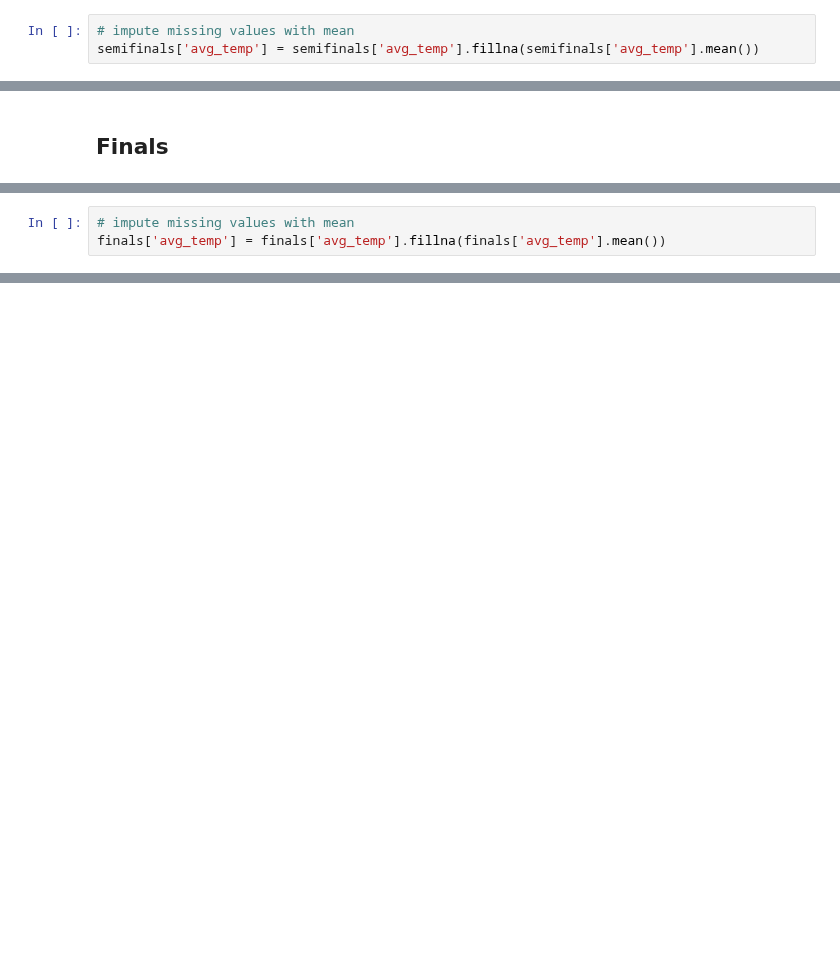
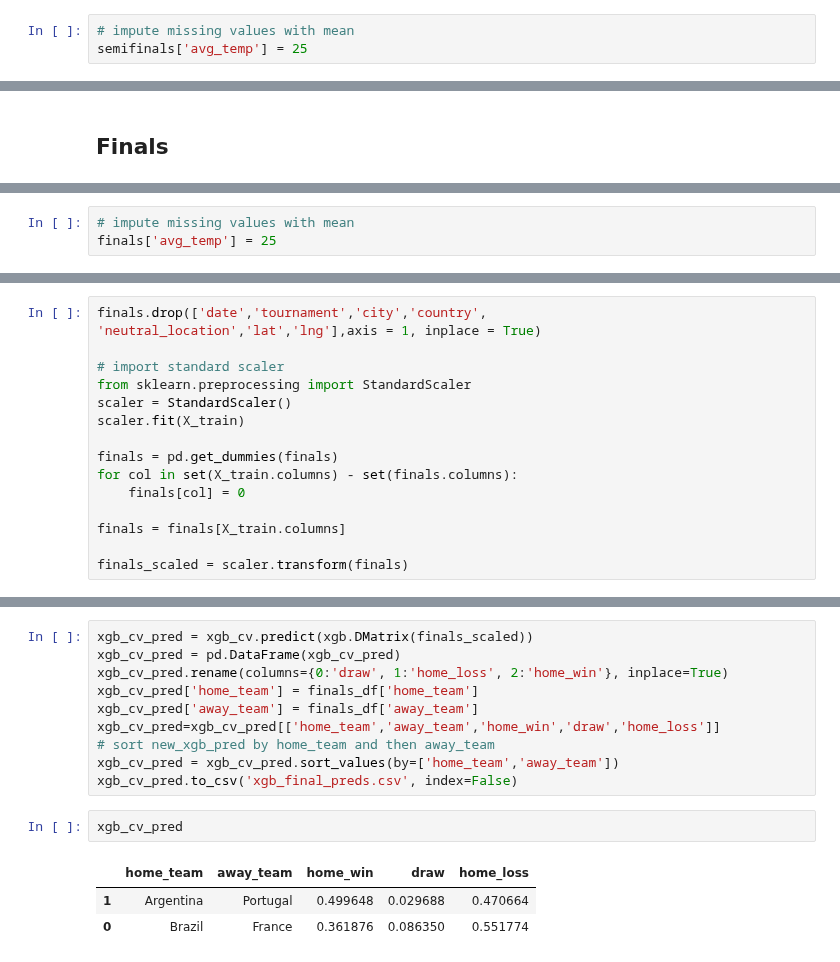
Before and after one commit to shannan-liu1/15095-project, a Jupyter notebook: notebooks/knockout_stage_preds.ipynb, the cells around one changed output, grey strips where cells are left out. Drawn from its saved outputs; the diff is of its cells as text; blank space fills up the shorter version.

```diff
--- a/notebooks/knockout_stage_preds.ipynb
+++ b/notebooks/knockout_stage_preds.ipynb
@@ -199,7 +199,7 @@ See the caveats in the documentation: https://pandas.pydata.org/pandas-docs/stab
 ValueError: Buffer dtype mismatch, expected 'Python object' but got 'long long'
 # %%
 # impute missing values with mean
-semifinals['avg_temp'] = semifinals['avg_temp'].fillna(semifinals['avg_temp'].mean())
+semifinals['avg_temp'] = 25
 # %%
 semifinals.drop(['date','tournament','city','country',
 'neutral_location','lat','lng'],axis = 1, inplace = True)
@@ -281,3 +286,3 @@ for i in range(len(finals)):
 # %%
 # impute missing values with mean
-finals['avg_temp'] = finals['avg_temp'].fillna(finals['avg_temp'].mean())
+finals['avg_temp'] = 25
@@ -285,0 +289,16 @@ NameError: name 'finals' is not defined
+# %%
+finals.drop(['date','tournament','city','country',
+'neutral_location','lat','lng'],axis = 1, inplace = True)
+
+# import standard scaler
+from sklearn.preprocessing import StandardScaler
+scaler = StandardScaler()
+scaler.fit(X_train)
+
+finals = pd.get_dummies(finals)
+for col in set(X_train.columns) - set(finals.columns):
+    finals[col] = 0
+
+finals = finals[X_train.columns]
+
+finals_scaled = scaler.transform(finals)
@@ -285,0 +323,16 @@ NameError: name 'finals' is not defined
+# %%
+xgb_cv_pred = xgb_cv.predict(xgb.DMatrix(finals_scaled))
+xgb_cv_pred = pd.DataFrame(xgb_cv_pred)
+xgb_cv_pred.rename(columns={0:'draw', 1:'home_loss', 2:'home_win'}, inplace=True)
+xgb_cv_pred['home_team'] = finals_df['home_team']
+xgb_cv_pred['away_team'] = finals_df['away_team']
+xgb_cv_pred=xgb_cv_pred[['home_team','away_team','home_win','draw','home_loss']]
+# sort new_xgb_pred by home_team and then away_team
+xgb_cv_pred = xgb_cv_pred.sort_values(by=['home_team','away_team'])
+xgb_cv_pred.to_csv('xgb_final_preds.csv', index=False)
+# %%
+xgb_cv_pred
+# %% [output]
+|  | home_team | away_team | home_win | draw | home_loss |
+| 1 | Argentina | Portugal | 0.499648 | 0.029688 | 0.470664 |
+| 0 | Brazil | France | 0.361876 | 0.086350 | 0.551774 |
```
Also changed, not shown: parts of 6 cells of this notebook, 1 other file.
